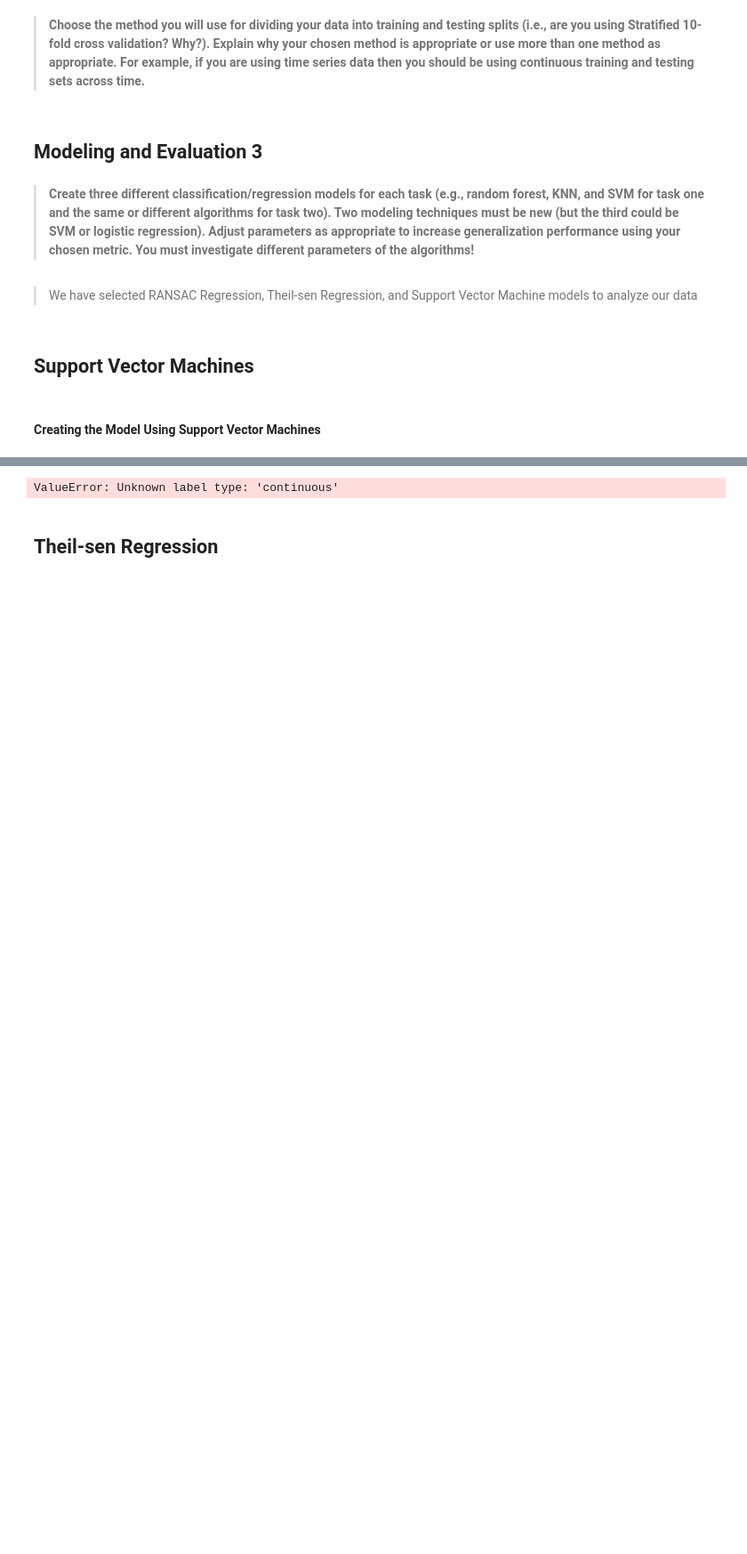
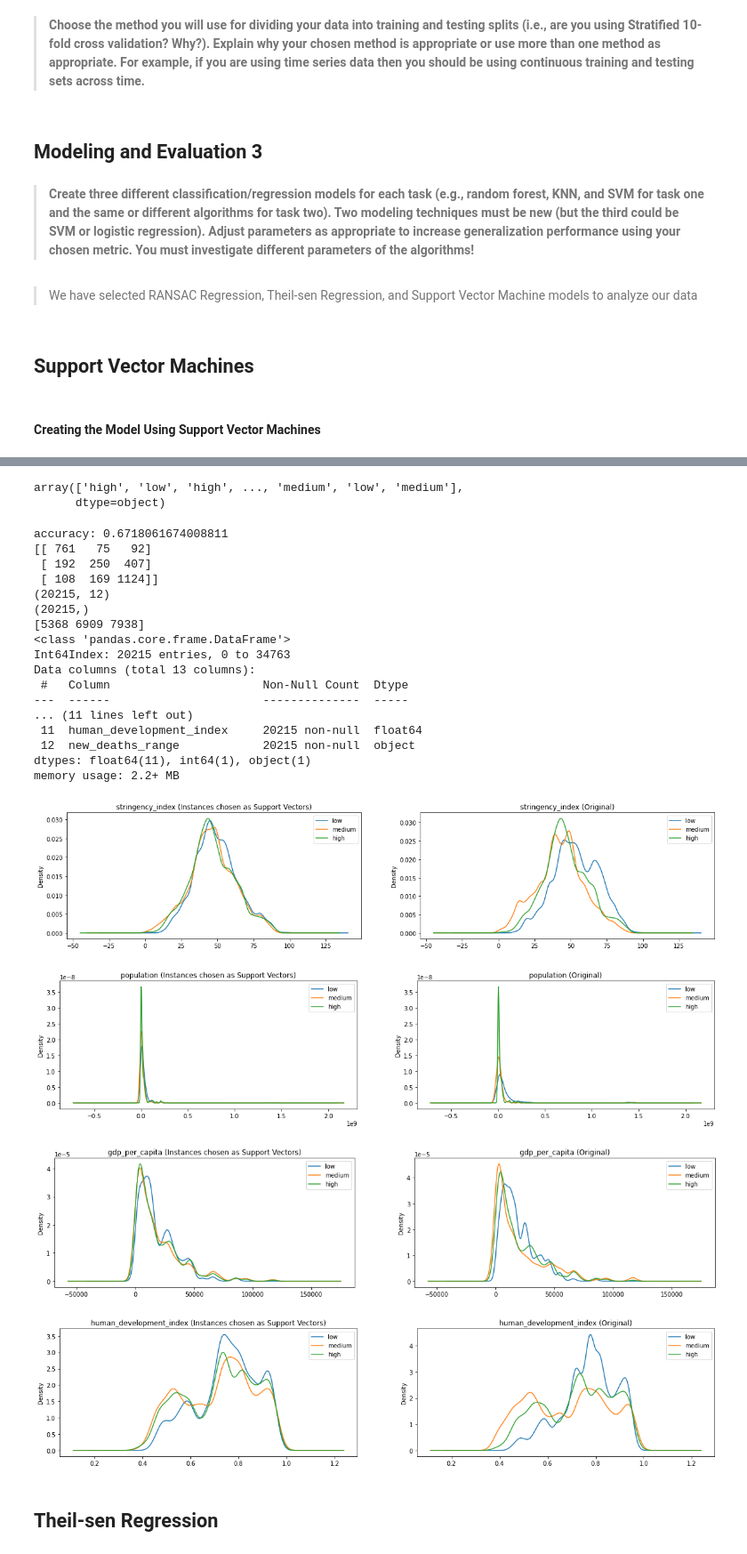
Before and after one commit to zharris1/Project-2, a Jupyter notebook: Project_2_Master.ipynb, the cells around one changed output, grey strips where cells are left out. Shown at 89% size. Saved outputs shown, nothing was run; the diff lists cells and outputs as text; code cells hidden in the pictures; blank space fills up the shorter version.

```diff
--- a/Project_2_Master.ipynb
+++ b/Project_2_Master.ipynb
@@ -193,4 +232,46 @@ X_test_scaled = scl_obj.transform(X_test) # apply those means and std to the tes
+# %%
+iter_num=0
+# the indices are the rows used for training and testing in each iteration
+
+cv_object = TimeSeriesSplit( n_splits=10)
+
+cat_target = cat_df.new_deaths_range
+
+
+#separate the other attributes from the predicting attribute
+cat_df = cat_df.drop("new_deaths_range",axis=1)
+
+X = np.array(cat_df)
+y = np.array(cat_target)
+
+
+# TimeSeriesSplit(gap=0, max_train_size=None, n_splits=5, test_size=None)
+for train_index, test_index in cv_object.split(X):
+
+    X_train, X_test = X[train_index], X[test_index]
+    y_train, y_test = y[train_index], y[test_index]
+
+
+
+# scale attributes by the training set
+scl_obj = StandardScaler()
+scl_obj.fit(X_train) # find scalings for each column that make this zero mean and unit std
+
+X_train_scaled = scl_obj.transform(X_train) # apply to training
+X_test_scaled = scl_obj.transform(X_test) # apply those means and std to the test set (without snooping at the test set values)
+# %%
+y_train
+# %% [output]
+array(['high', 'low', 'high', ..., 'medium', 'low', 'medium'],
+      dtype=object)
 # %%
+iter_num=0
+# the indices are the rows used for training and testing in each iteration
+
+cv_object = TimeSeriesSplit( n_splits=10)
+
+
+
 # cross validation loop and set the training and testing variable for one single iteration
 for train_indices, test_indices in cv_object.split(X,y):
 
@@ -228,39 +309,59 @@ print(svm_clf.support_.shape)
 print(svm_clf.n_support_ )
 
 # make a dataframe of the training data
-df_tested_on = float_df.iloc[train_indices].copy() # saved from above, the indices chosen for training
+df_tested_on = cat_df.iloc[train_indices].copy() # saved from above, the indices chosen for training
 # get the support vectors from the trained model
 df_support = df_tested_on.iloc[svm_clf.support_,:].copy()
 
 df_support['new_deaths_range'] = y[svm_clf.support_] # add back in the 'new_deaths_range' Column to the pandas dataframe
-float_df['new_deaths_range'] = y # also add it back in for the original data
+cat_df['new_deaths_range'] = y # also add it back in for the original data
 df_support.info()
 
 # statistics of the attributes
 from pandas.plotting import boxplot
 
 # group the original data and the support vectors
 df_grouped_support = df_support.groupby(['new_deaths_range'])
-df_grouped = float_df.groupby(['new_deaths_range'])
+df_grouped = cat_df.groupby(['new_deaths_range'])
 
 # plot KDE of Different variables
 vars_to_plot = ['stringency_index','population','gdp_per_capita','human_development_index']
 
 for v in vars_to_plot:
     plt.figure(figsize=(20,4))
     # plot support vector stats
     plt.subplot(1,2,1)
     ax = df_grouped_support[v].plot.kde()
     plt.legend(['low','medium','high'])
     plt.title(v+' (Instances chosen as Support Vectors)')
 
     # plot original distributions
     plt.subplot(1,2,2)
     ax = df_grouped[v].plot.kde()
     plt.legend(['low','medium','high'])
     plt.title(v+' (Original)')
 # %% [output]
-ValueError: Unknown label type: 'continuous'
+accuracy: 0.6718061674008811
+[[ 761   75   92]
+ [ 192  250  407]
+ [ 108  169 1124]]
+(20215, 12)
+(20215,)
+[5368 6909 7938]
+<class 'pandas.core.frame.DataFrame'>
+Int64Index: 20215 entries, 0 to 34763
+Data columns (total 13 columns):
+ #   Column                      Non-Null Count  Dtype
+---  ------                      --------------  -----
+... (11 lines left out)
+ 11  human_development_index     20215 non-null  float64
+ 12  new_deaths_range            20215 non-null  object
+dtypes: float64(11), int64(1), object(1)
+memory usage: 2.2+ MB
+[figure, added]
+[figure, added]
+[figure, added]
+[figure, added]
 # %% [markdown]
  ## Theil-sen Regression
 # %%
```
Also changed, not shown: parts of 3 cells of this notebook.
